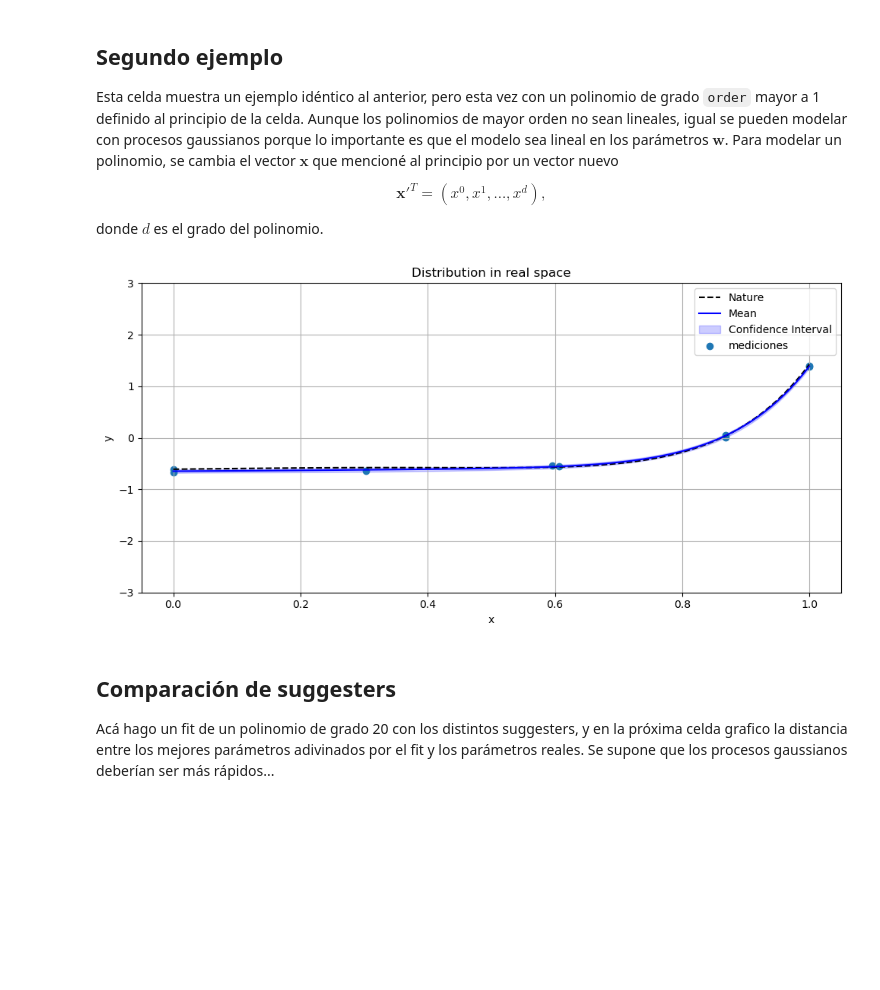
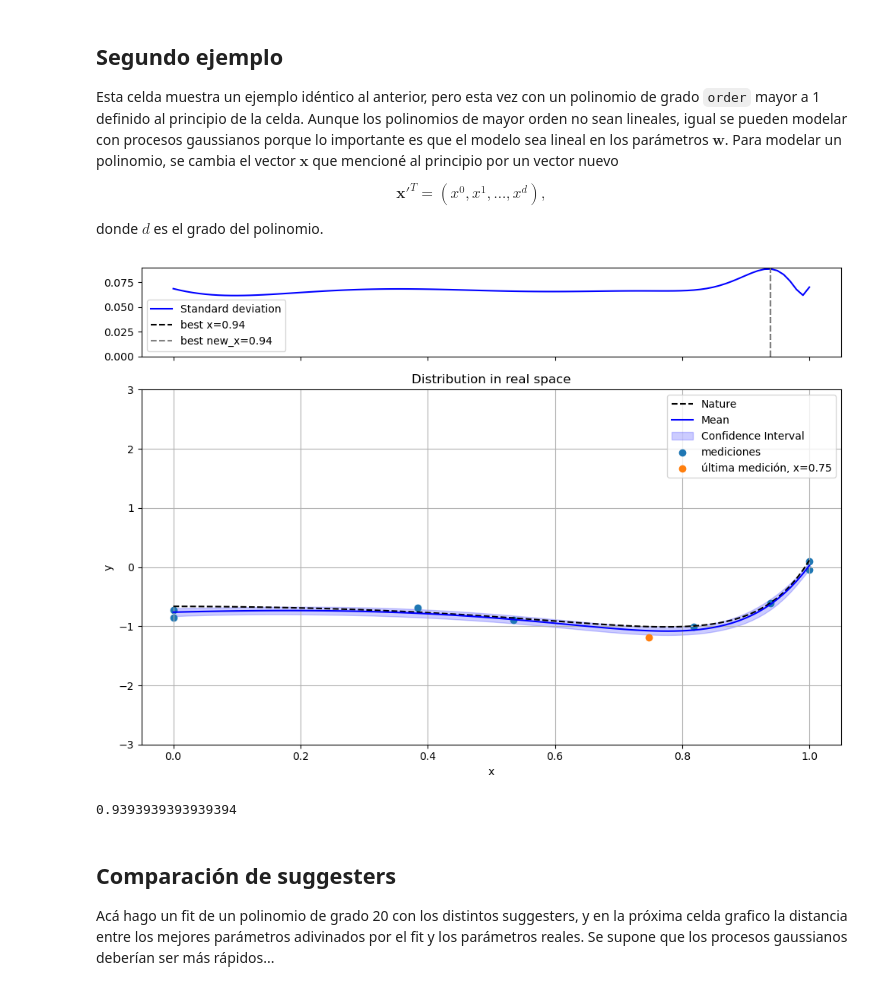
Before and after one commit to tdinapoli/smart_experiment_gaussian_process, a Jupyter notebook: notebook_manu.ipynb, the cells around one changed output. Cells and saved outputs as stored; diff of their text form; code cells hidden in the pictures; blank space fills up the shorter version.

```diff
--- a/notebook_manu.ipynb
+++ b/notebook_manu.ipynb
@@ -345,24 +393,25 @@ for i in range(reps):
         color="blue",
         marker="o",
     )
-    plot_nature(ax1, model, w=W_NATURE)
+    plot_nature(ax1, model, w=W_NATURE, x_generator=generate_1dX)
 
     if len(X) > 0:
         # Compute posterior given measurements and plot
         posterior = get_posterior_dist(X, y)
         plot_contour2d(ax2, posterior, color="red")
 
+        # Plot best prediction in w space
+        ax2.scatter(
+            posterior.mean[0],
+            posterior.mean[1],
+            label=f"w0={posterior.mean[0]:.2f}$\pm${posterior.cov[0][0]:.2f}, w1={posterior.mean[1]:.2f}$\pm${posterior.cov[1][1]:.2f}",
+            color="red",
+            marker="x",
+        )
+
     # Plot the model's prediction
     plot_prediction(ax1, X, y, cov=COVARIANCE, w=W_NATURE)
 
-    # Plot best prediction in w space
-    ax2.scatter(
-        posterior.mean[0],
-        posterior.mean[1],
-        label=f"w0={posterior.mean[0]:.2f}$\pm${posterior.cov[0][0]:.2f}, w1={posterior.mean[1]:.2f}$\pm${posterior.cov[1][1]:.2f}",
-        color="red",
-        marker="x",
-    )
 
     # Plot measurements
     if len(X) > 0:
@@ -392,8 +441,9 @@ for i in range(reps):
     new_x = gp_suggest(X, cov=COVARIANCE, sigma=SIGMA)
     #new_x = random_suggest()
     #new_x = grid_suggest(X, size=reps)
-    X, y = update_data(new_x, X, y, w=W_NATURE, sigma=SIGMA)
+    X, y = update_data(new_x, X, y, w=W_NATURE, sigma=SIGMA, x_generator=generate_1dX)
 
-    time.sleep(2)
+    #time.sleep(2)
+    input()
     clear_output(wait=True)
 # %% [output]
@@ -409,16 +459,16 @@ $$\mathbf{x'}^T = (x^0, x^1, ... , x^d),$$
 
 donde $d$ es el grado del polinomio.
 # %%
-order = 10
+order = 20
 W_NATURE = np.random.random(size=order) * 2 - 1
-SIGMA = 0.05
+SIGMA = 0.1
 COVARIANCE = np.eye(len(W_NATURE))
 
 
 X = np.array([]).reshape(-1, 1)
 y = np.array([])
 for i in range(10):
-    fig, ax = plt.subplots(1, 1, figsize=(10, 5))
+    fig, (axvar, ax) = plt.subplots(2, 1, figsize=(10, 7), sharex=True, height_ratios=(0.2, 0.8))
 
     # Plot prior
     prior = ss.multivariate_normal(mean=np.zeros(len(W_NATURE)), cov=COVARIANCE)
@@ -428,36 +478,44 @@ for i in range(10):
     if len(X) > 0:
         # Compute posterior given measurements and plot
         posterior = get_posterior_dist(X, y, cov=COVARIANCE, sigma=SIGMA)
 
     # Plot the model's prediction
     plot_prediction(ax, X, y, cov=COVARIANCE, w=W_NATURE)
 
+    plot_variance(axvar, X, y, cov=COVARIANCE, w=W_NATURE)
+
     # Plot measurements
     if len(X) > 0:
-        ax.scatter(X[1], y, label="mediciones")
+        ax.scatter(X[1][:-1], y[:-1], label="mediciones")
+        ax.scatter(X[1][-1], y[-1], label=f"última medición, x={X[1][-1]:.2g}")
 
 
     ax.set_title("Distribution in real space")
     ax.set_ylabel("y")
     ax.set_xlabel("x")
     ax.set_ylim([-3, 3])
     ax.set_xlim([-0.05, 1.05])
     ax.legend()
+    axvar.legend()
 
 
     ax.grid()
     plt.tight_layout()
     plt.show()
 
     new_x = gp_suggest(X, cov=COVARIANCE, sigma=SIGMA)
+    print(new_x)
     #new_x = random_suggest()
     #new_x = grid_suggest(X)
+    #new_x = gp_explore_suggest(X, cov=COVARIANCE, sigma=SIGMA, l=1e-9)
     X, y = update_data(new_x, X, y, w=W_NATURE, sigma=SIGMA)
 
-    time.sleep(2)
+    #time.sleep(2)
+    input()
     clear_output(wait=True)
 # %% [output]
-[figure, old version]
+[figure, new version]
+0.9393939393939394
 # %% [markdown]
 ## Comparación de suggesters
 
```
Also changed, not shown: parts of 6 cells of this notebook, 6 other files.
